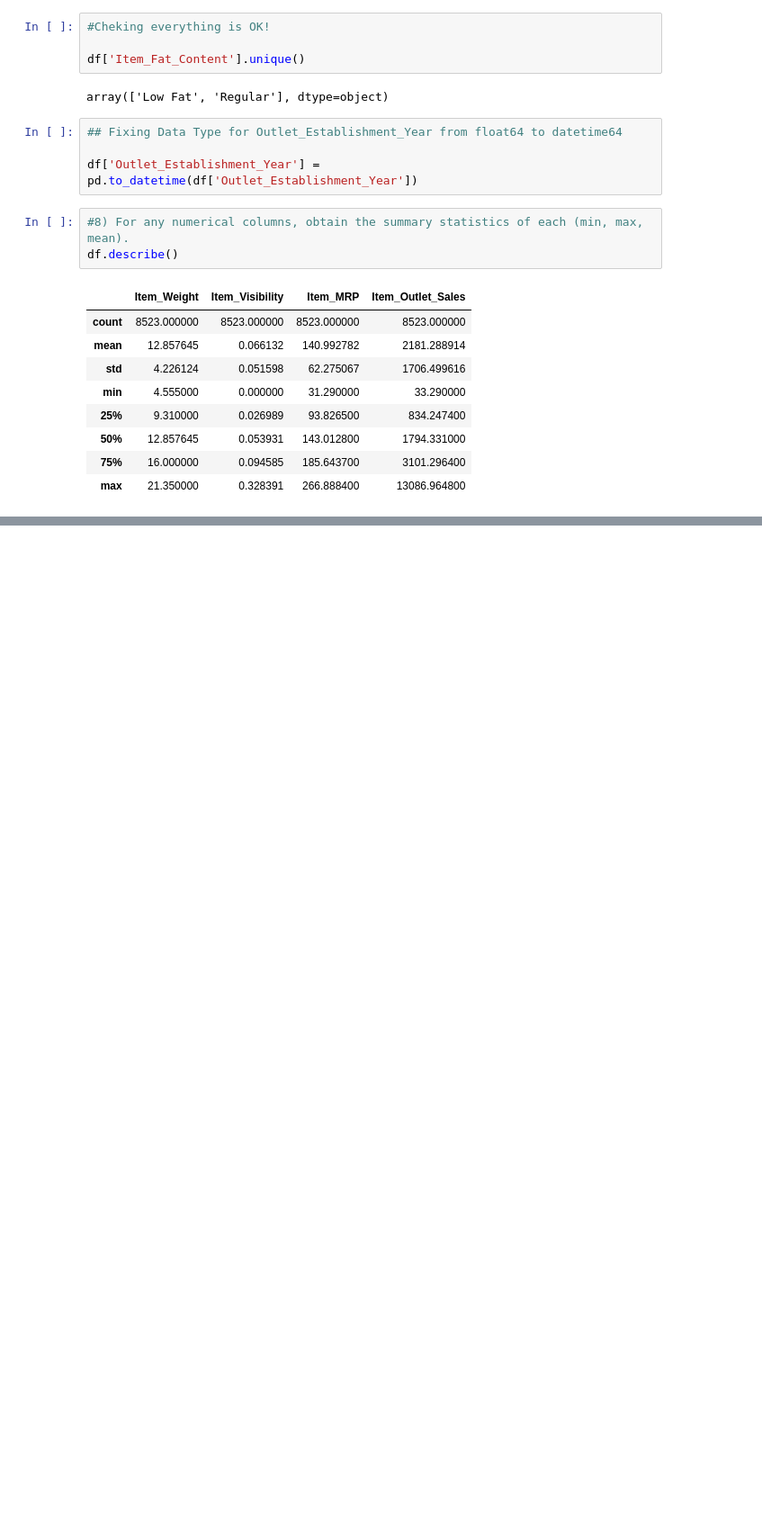
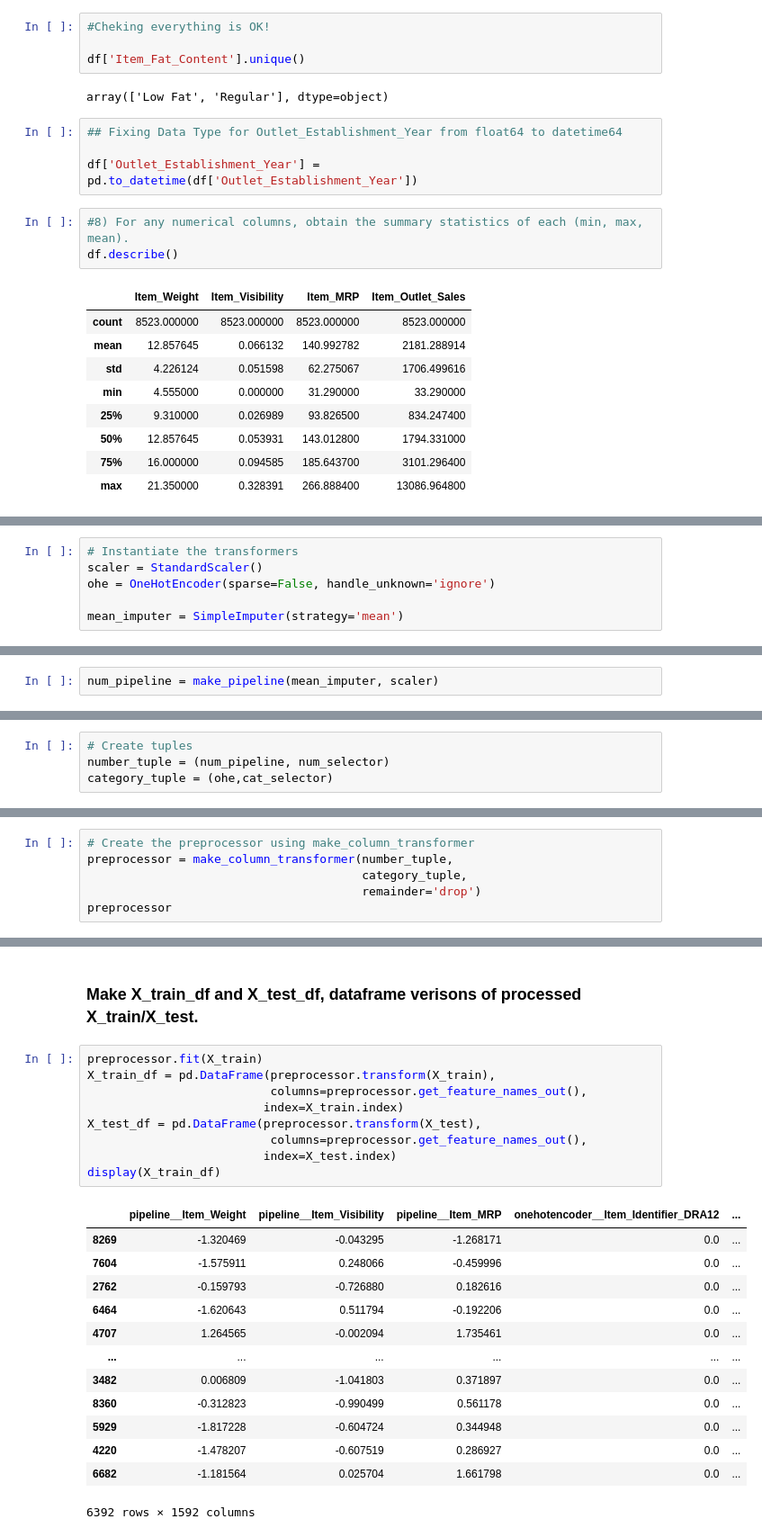
Before and after one commit to pylabview/sales-predicctions, a Jupyter notebook: Project_1_Revisited.ipynb, the cells around one changed output, grey strips where cells are left out. Shown: that part at 90% size. Cells and saved outputs as stored; diff of their text form; blank space fills up the shorter version.

```diff
--- a/Project_1_Revisited.ipynb
+++ b/Project_1_Revisited.ipynb
@@ -127,0 +184,6 @@ df.describe()
+# %%
+# Instantiate the transformers
+scaler = StandardScaler()
+ohe = OneHotEncoder(sparse=False, handle_unknown='ignore')
+
+mean_imputer = SimpleImputer(strategy='mean')
@@ -127,0 +192,2 @@ df.describe()
+# %%
+num_pipeline = make_pipeline(mean_imputer, scaler)
@@ -127,0 +196,4 @@ df.describe()
+# %%
+# Create tuples
+number_tuple = (num_pipeline, num_selector)
+category_tuple = (ohe,cat_selector)
@@ -127,0 +202,6 @@ df.describe()
+# %%
+# Create the preprocessor using make_column_transformer
+preprocessor = make_column_transformer(number_tuple,
+                                       category_tuple,
+                                       remainder='drop')
+preprocessor
@@ -127,0 +219,25 @@ df.describe()
+# %% [markdown]
+### Make X_train_df and X_test_df, dataframe verisons of processed X_train/X_test.
+# %%
+preprocessor.fit(X_train)
+X_train_df = pd.DataFrame(preprocessor.transform(X_train),
+                          columns=preprocessor.get_feature_names_out(),
+                         index=X_train.index)
+X_test_df = pd.DataFrame(preprocessor.transform(X_test),
+                          columns=preprocessor.get_feature_names_out(),
+                         index=X_test.index)
+display(X_train_df)
+# %% [output]
+|  | pipeline__Item_Weight | pipeline__Item_Visibility | pipeline__Item_MRP | onehotencoder__Item_Identifier_DRA12 | ... |
+| 8269 | -1.320469 | -0.043295 | -1.268171 | 0.0 | ... |
+| 7604 | -1.575911 | 0.248066 | -0.459996 | 0.0 | ... |
+| 2762 | -0.159793 | -0.726880 | 0.182616 | 0.0 | ... |
+| 6464 | -1.620643 | 0.511794 | -0.192206 | 0.0 | ... |
+| 4707 | 1.264565 | -0.002094 | 1.735461 | 0.0 | ... |
+| ... | ... | ... | ... | ... | ... |
+| 3482 | 0.006809 | -1.041803 | 0.371897 | 0.0 | ... |
+| 8360 | -0.312823 | -0.990499 | 0.561178 | 0.0 | ... |
+| 5929 | -1.817228 | -0.604724 | 0.344948 | 0.0 | ... |
+| 4220 | -1.478207 | -0.607519 | 0.286927 | 0.0 | ... |
+| 6682 | -1.181564 | 0.025704 | 1.661798 | 0.0 | ... |
+6392 rows × 1592 columns
```
Also changed, not shown: parts of 19 cells of this notebook.
